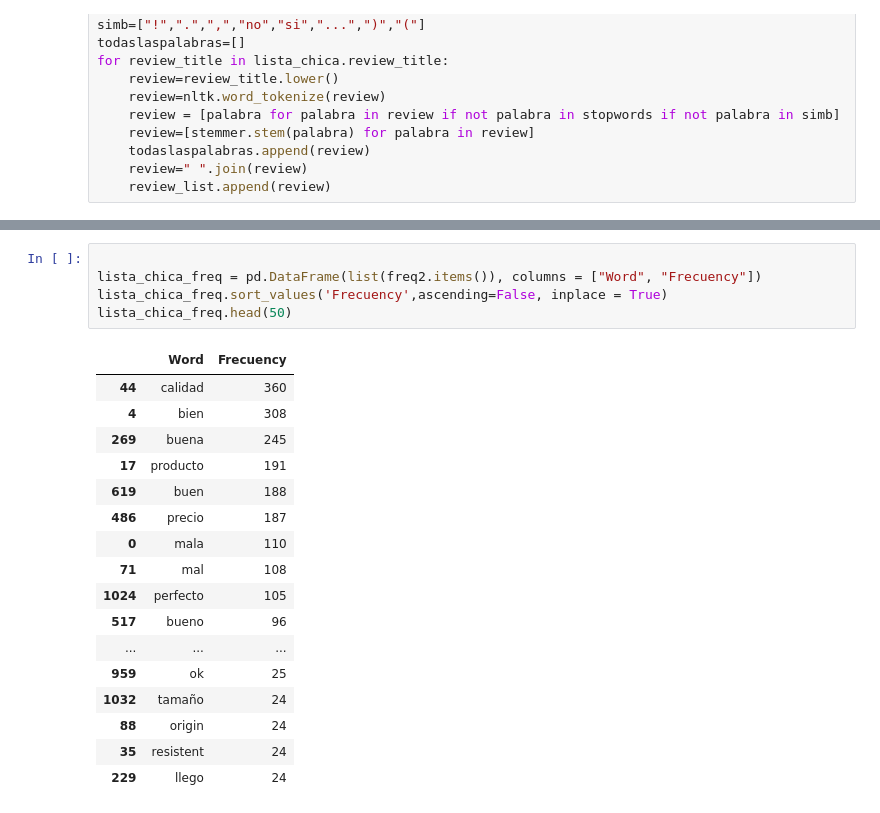
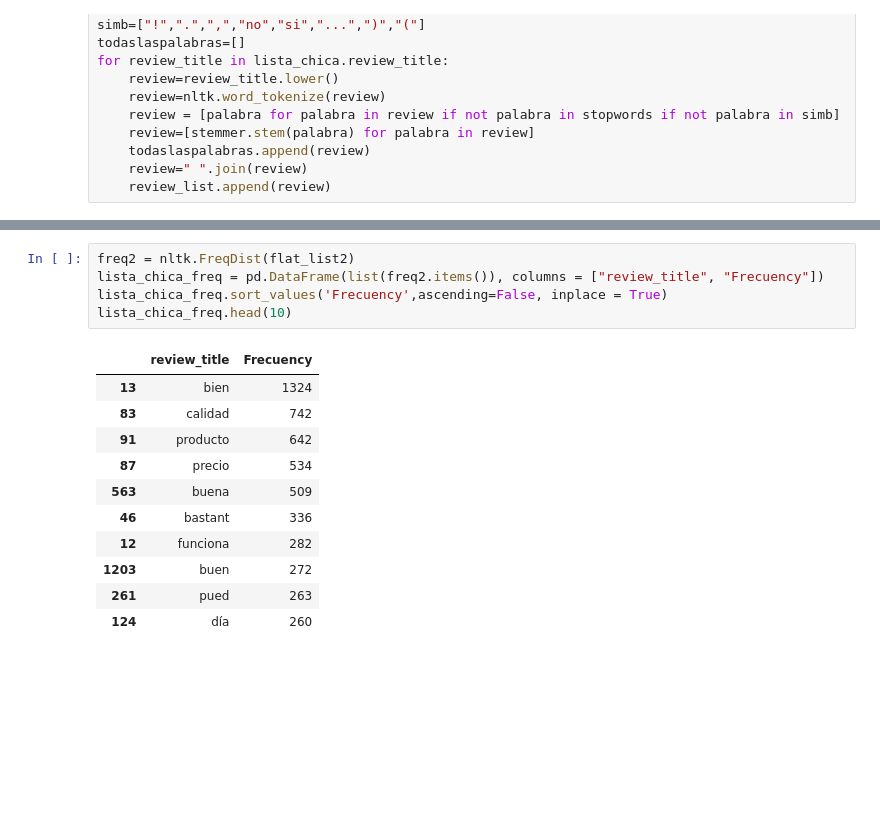
Before and after one commit to ldotto46/02.Proj_Amazon-NLP, a Jupyter notebook: DS_Proyecto_03_NLP.ipynb, the cells around one changed output, grey strips where cells are left out. Cells and saved outputs as stored; diff of their text form; blank space fills up the shorter version.

Commit message:
Bags of words

```diff
--- a/DS_Proyecto_03_NLP.ipynb
+++ b/DS_Proyecto_03_NLP.ipynb
@@ -466,23 +457,17 @@ flat_list2[0:30]
 # %%
-
-lista_chica_freq = pd.DataFrame(list(freq2.items()), columns = ["Word", "Frecuency"])
+freq2 = nltk.FreqDist(flat_list2)
+lista_chica_freq = pd.DataFrame(list(freq2.items()), columns = ["review_title", "Frecuency"])
 lista_chica_freq.sort_values('Frecuency',ascending=False, inplace = True)
-lista_chica_freq.head(50)
+lista_chica_freq.head(10)
 # %% [output]
-|  | Word | Frecuency |
-| 44 | calidad | 360 |
-| 4 | bien | 308 |
-| 269 | buena | 245 |
-| 17 | producto | 191 |
-| 619 | buen | 188 |
-| 486 | precio | 187 |
-| 0 | mala | 110 |
-| 71 | mal | 108 |
-| 1024 | perfecto | 105 |
-| 517 | bueno | 96 |
-| ... | ... | ... |
-| 959 | ok | 25 |
-| 1032 | tamaño | 24 |
-| 88 | origin | 24 |
-| 35 | resistent | 24 |
-| 229 | llego | 24 |
+|  | review_title | Frecuency |
+| 13 | bien | 1324 |
+| 83 | calidad | 742 |
+| 91 | producto | 642 |
+| 87 | precio | 534 |
+| 563 | buena | 509 |
+| 46 | bastant | 336 |
+| 12 | funciona | 282 |
+| 1203 | buen | 272 |
+| 261 | pued | 263 |
+| 124 | día | 260 |
```
Also changed, not shown: parts of 10 cells of this notebook.
